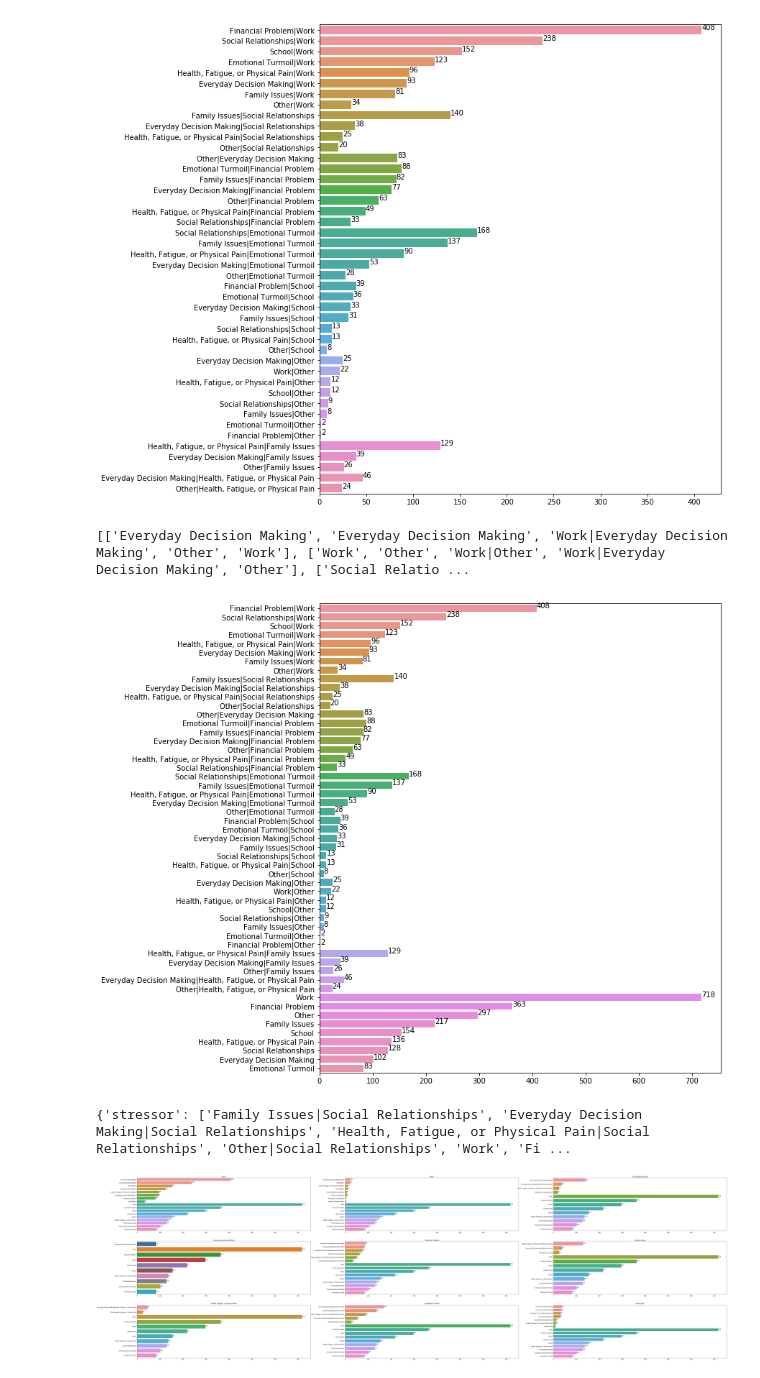
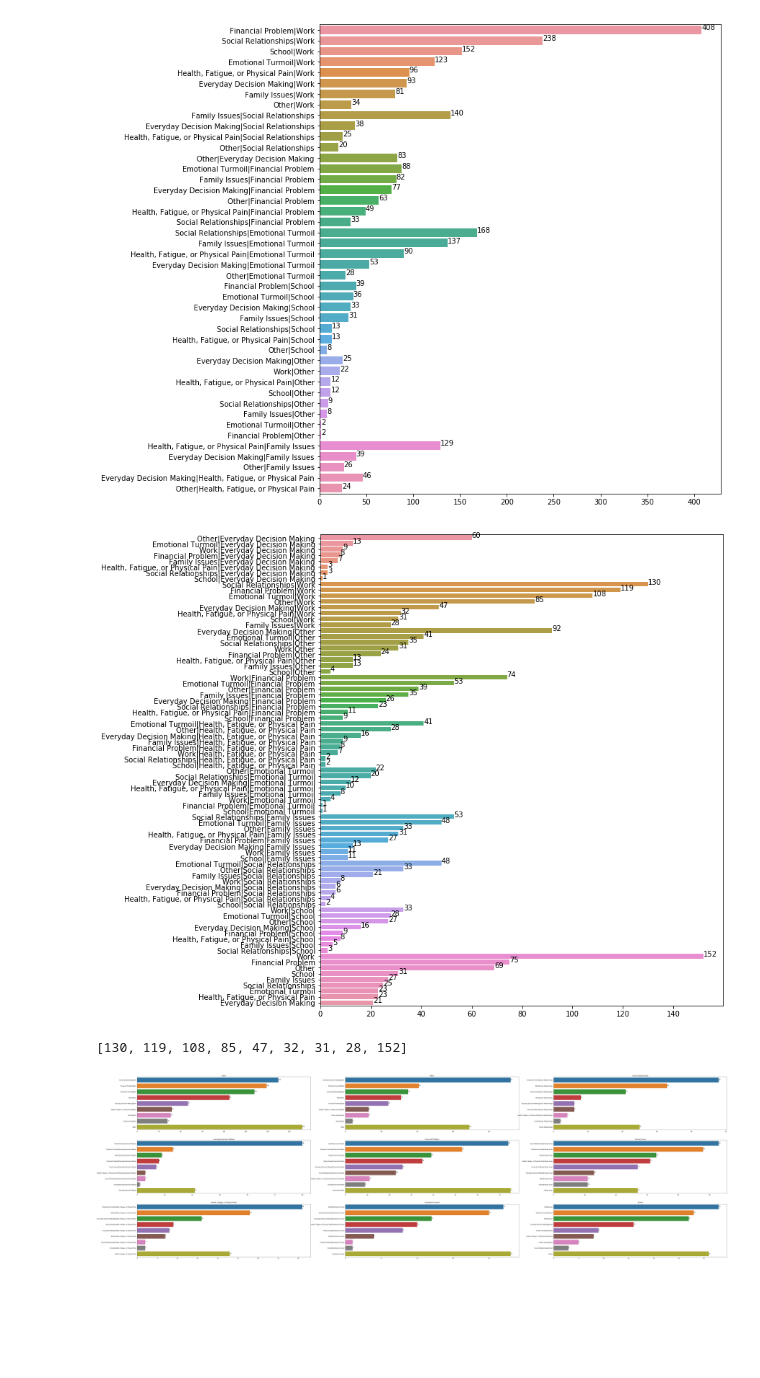
Before and after one commit to PervasiveWellbeingTech/Popbots-mTurk-HITS, a Jupyter notebook: mturk-automation/pair_analysis.ipynb, the cells around one changed output. Saved outputs shown, nothing was run; the diff lists cells and outputs as text; code cells hidden in the pictures; blank space fills up the shorter version.

Commit message:
Updated pair_analysis.ipynb to work off new headers, removed the inclusion of all single categories in every graph using the "want" variable. Created bug ticket #10.

```diff
--- a/mturk-automation/pair_analysis.ipynb
+++ b/mturk-automation/pair_analysis.ipynb
@@ -54,17 +54,16 @@ my_button_1 = SelectFilesButton()
 my_button_1
 # %% [output]
 SelectFilesButton(description='Select Files', icon='square-o', style=ButtonStyle(button_color='orange'))
-# %%
-main_dict = pd.read_csv(my_button_1.files[0]).loc[ : , ["Input.text","Answer.Label", "Answer.Severity", "Answer.isStress"]]
-for i, row in main_dict.iterrows():
-        if '|' not in row['Answer.Label'] and 'Not Stressful' in row['Answer.Label']:
-             main_dict.at[i,'Answer.Label'] = 'Other'
-        elif '|' in row['Answer.Label']:
-            label1, label2 = row['Answer.Label'].split('|')
-            if label1 == 'Not Stressful' and label2 != 'Other':
-                main_dict.at[i,'Answer.Label'] = 'Other|' + label2
-            elif label1 == 'Not Stressful' and label2 == 'Other':
-                main_dict.at[i,'Answer.Label'] =  label2
+# %%
+main_dict = pd.read_csv(my_button_1.files[0]).loc[ : , ["Input.text","top_label", "second_label", "is_stressor"]]
+#Remerging labels together since a lot of this code seems to depend on it
+#I removed this cleanup because it is handled by the other workbookd (MLM)
+main_dict['Answer.Label'] = ""
+for i, row in main_dict.iterrows():
+    if row['second_label'] == " ":
+        main_dict.at[i,'Answer.Label'] = row['top_label']
+    else:
+         main_dict.at[i,'Answer.Label'] = row['top_label'] + "|" + row['second_label']
 # %%
 main_dict[:5]
 # %% [output]
@@ -120,8 +119,6 @@ for i in range(1, len(main_dict['Answer.Label'].tolist())):
     if i % 5 == 0:
         list_labels.append(temp_list)
         temp_list=[]
-# %% [output]
-[['Everyday Decision Making', 'Everyday Decision Making', 'Work|Everyday Decision Making', 'Other', 'Work'], ['Work', 'Other', 'Work|Other', 'Work|Everyday Decision Making', 'Other'], ['Social Relatio ...
 # %%
 sentence_assignment_label_list = []
 for label_list in list_labels:
@@ -170,12 +167,12 @@ sns.barplot(x='count', y='stressor', data=new_dict)
 for index, value in enumerate(values):
         plt.text(value, index, str(value))
 # %% [output]
-[figure, old version]
+[figure, new version]
 # %%
 def plot_ready(want, sorted_diction):
     mini_dict = pull_out_dict_mini(counts_dictionary, str(want))
     mini_dict = sort_dict(mini_dict)
-    mini_dict = combine_main_mini(sorted_diction, mini_dict)
+    mini_dict = combine_main_mini(sorted_diction, mini_dict, want)
     return mini_dict
 # %%
 def pull_out_dict_mini(dictionary, want):
@@ -211,13 +209,11 @@ emotion_mini = plot_ready('Emotional Turmoil', sorted_diction)
 school_mini = plot_ready('School', sorted_diction)
 fam_mini = plot_ready('Family Issues', sorted_diction)
 health_mini = plot_ready('Health, Fatigue, or Physical Pain', sorted_diction)
-print(social_mini)
-# %% [output]
-{'stressor': ['Family Issues|Social Relationships', 'Everyday Decision Making|Social Relationships', 'Health, Fatigue, or Physical Pain|Social Relationships', 'Other|Social Relationships', 'Work', 'Fi ...
 # %%
 plt.subplots(figsize=(80, 25))
 plt.subplot(3, 3, 1)
 values = work_mini['count']
+print(values)
 sns.barplot(x='count', y='stressor', data=work_mini)
 plt.title('Work')
 for index, value in enumerate(values):
@@ -252,32 +248,33 @@ for index, value in enumerate(values):
         plt.text(value, index, str(value))
 
 plt.subplot(3, 3, 6)
 values = fam_mini['count']
 plt.title('Family Issues')
 sns.barplot(x='count', y='stressor', data=fam_mini)
 for index, value in enumerate(values):
         plt.text(value, index, str(value))
 
 plt.subplot(3, 3, 7)
 values = health_mini['count']
 plt.title('Health, Fatigue, or Physical Pain')
 sns.barplot(x='count', y='stressor', data=health_mini)
 for index, value in enumerate(values):
         plt.text(value, index, str(value))
 
 plt.subplot(3, 3, 8)
 values = emotion_mini['count']
 plt.title('Emotional Turmoil')
 sns.barplot(x='count', y='stressor', data=emotion_mini)
 for index, value in enumerate(values):
         plt.text(value, index, str(value))
 
 plt.subplot(3, 3, 9)
 values = school_mini['count']
-plt.title('School plot')
+plt.title('School')
 sns.barplot(x='count', y='stressor', data=school_mini)
 for index, value in enumerate(values):
         plt.text(value, index, str(value))
 plt.savefig('testimag.png', bbox_inches='tight')
 # %% [output]
+[130, 119, 108, 85, 47, 32, 31, 28, 152]
-[figure, old version]
+[figure, new version]
```
Also changed, not shown: parts of 2 cells of this notebook, 2 other files.
